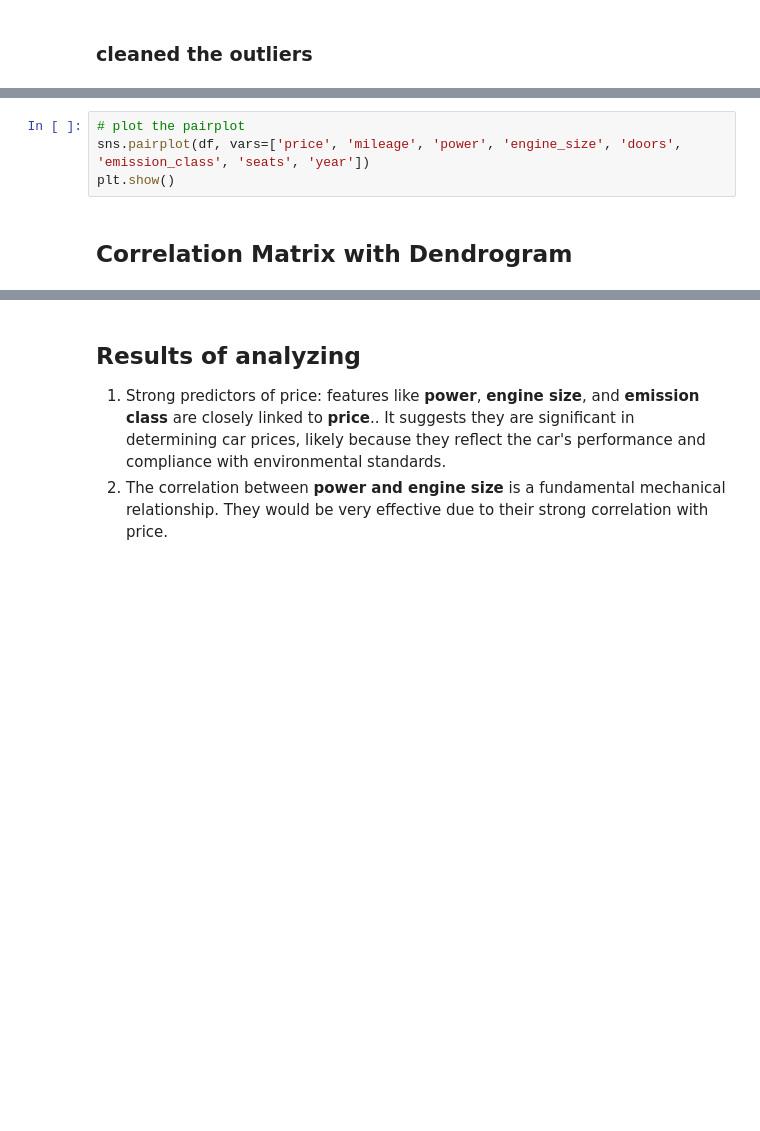
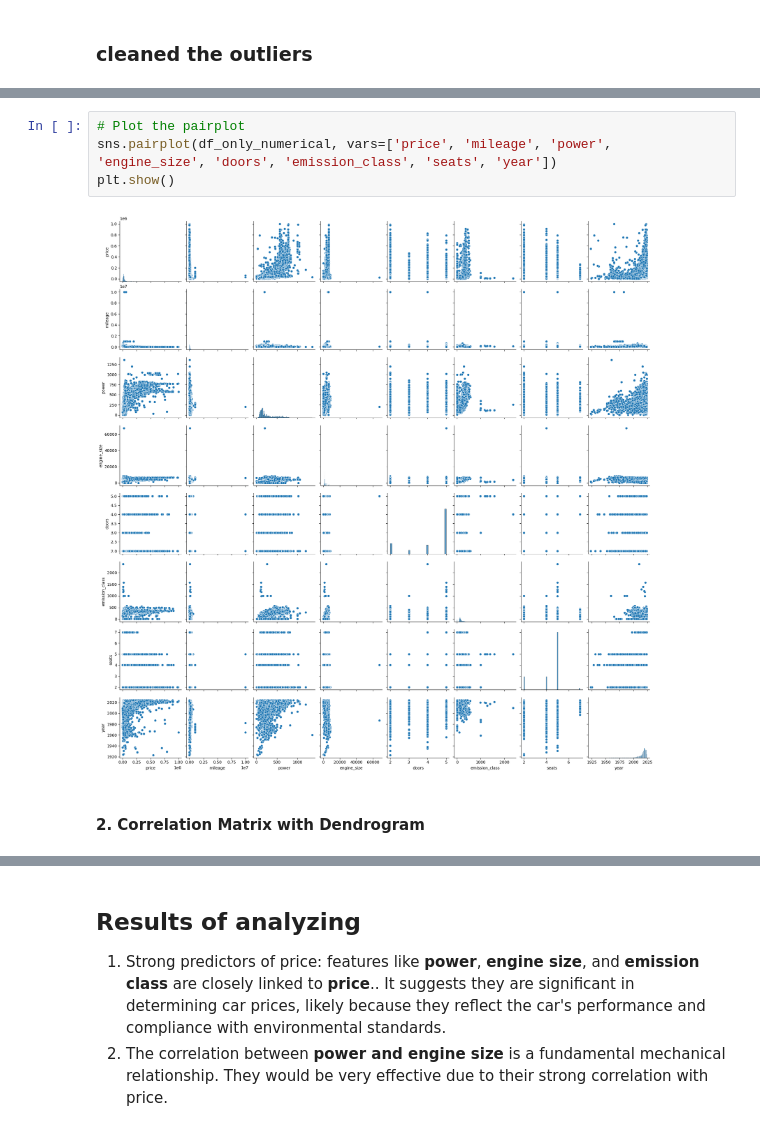
Before and after one commit to HES-SO-Master-WebMining-Group-D/CarPricePredictor, a Jupyter notebook: Descriptive_statistics_correlation_analysis.ipynb, the cells around one changed output, grey strips where cells are left out. Drawn from its saved outputs; the diff is of its cells as text; blank space fills up the shorter version.

```diff
--- a/Descriptive_statistics_correlation_analysis.ipynb
+++ b/Descriptive_statistics_correlation_analysis.ipynb
@@ -102,9 +120,11 @@ plt.show()
 # %%
-# plot the pairplot
-sns.pairplot(df, vars=['price', 'mileage', 'power', 'engine_size', 'doors', 'emission_class', 'seats', 'year'])
+# Plot the pairplot
+sns.pairplot(df_only_numerical, vars=['price', 'mileage', 'power', 'engine_size', 'doors', 'emission_class', 'seats', 'year'])
 plt.show()
+# %% [output]
+[figure, added]
 # %% [markdown]
-## Correlation Matrix with Dendrogram
+#### 2. Correlation Matrix with Dendrogram
 # %%
 # keep only the numerical columns
 corr = df_only_numerical.corr()
```
Also changed, not shown: parts of 56 cells of this notebook, 2 other files.
